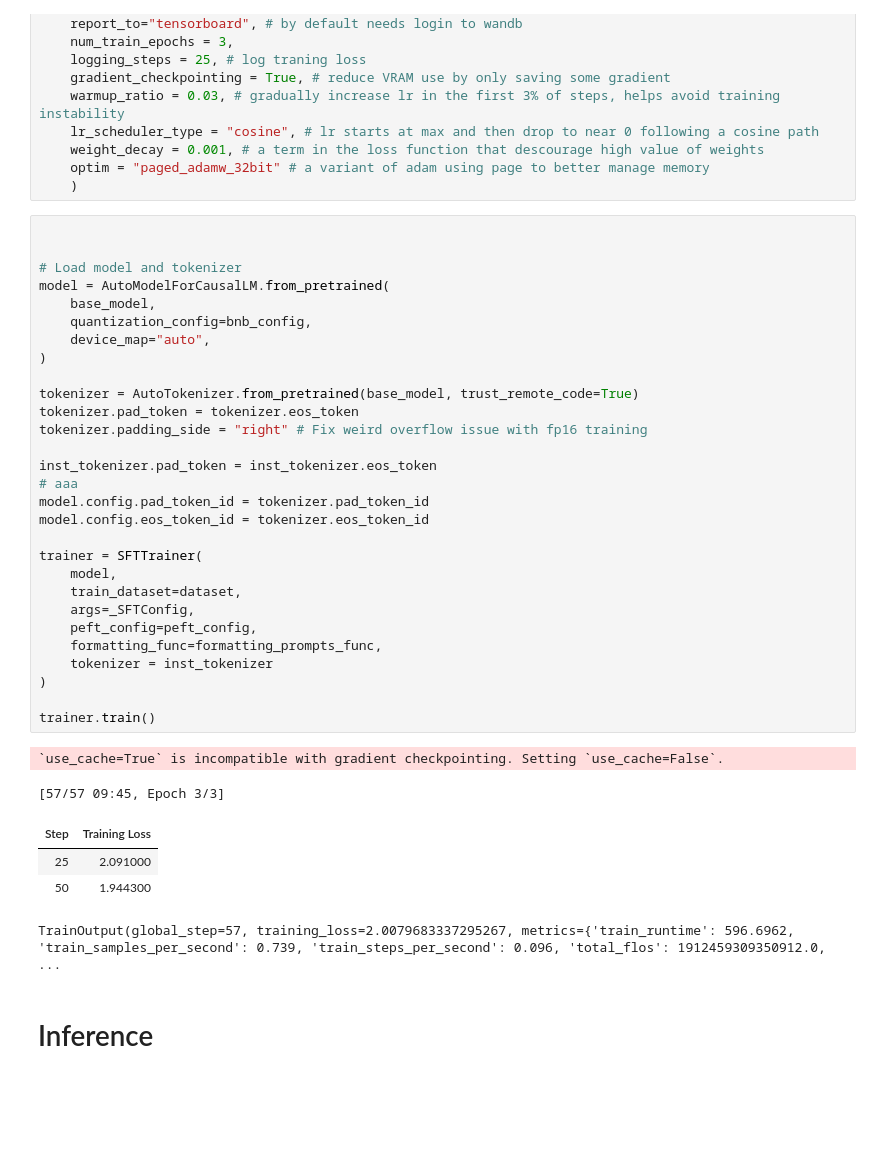
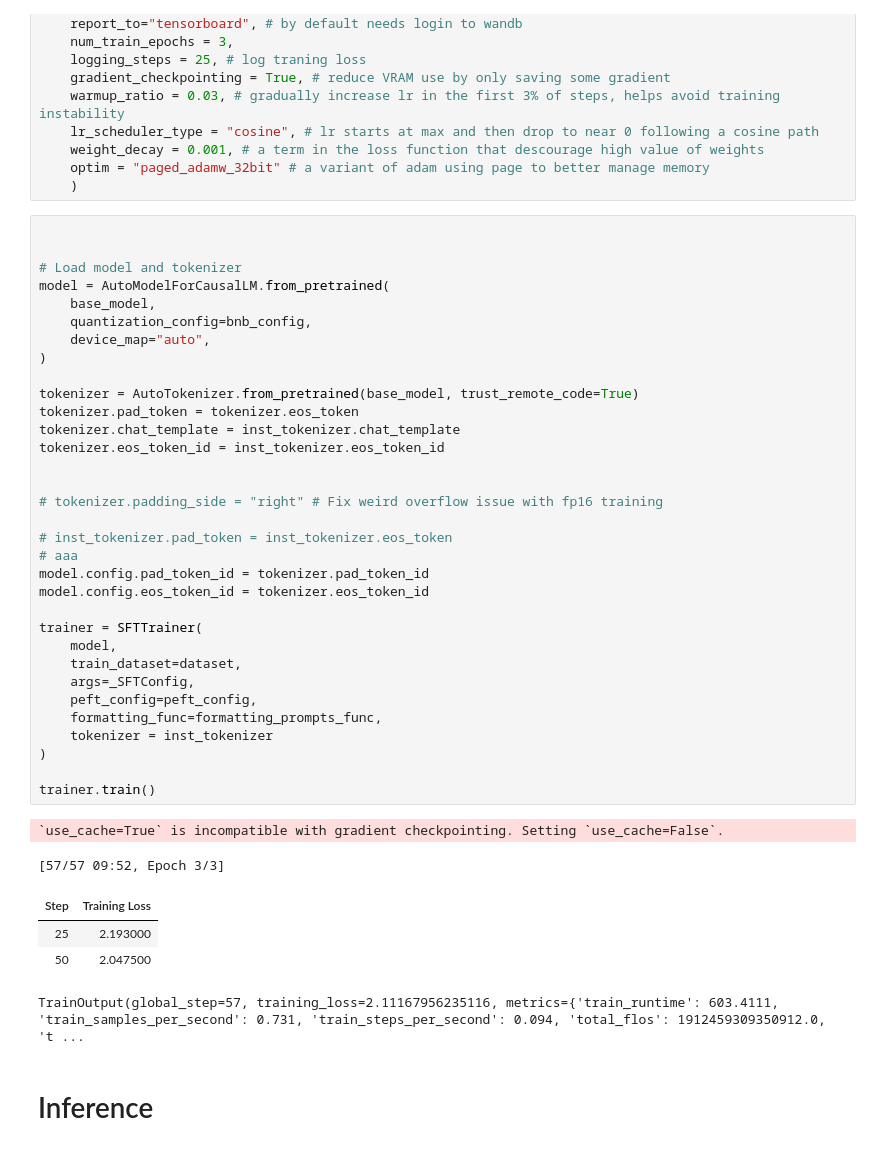
Before and after one commit to 1028Luo/LLAMA_Finetune_Workout, a Jupyter notebook: finetune_LLAMA.ipynb, the cells around one changed output. Cells and saved outputs as stored; diff of their text form; blank space fills up the shorter version.

Commit message:
still can't solve the strange symbol issue. Try training with a larger dataset, maybe someone else's dataset

```diff
--- a/finetune_LLAMA.ipynb
+++ b/finetune_LLAMA.ipynb
@@ -157,39 +157,43 @@ _SFTConfig = SFTConfig(
 # %%
 
 
 # Load model and tokenizer
 model = AutoModelForCausalLM.from_pretrained(
     base_model,
     quantization_config=bnb_config,
     device_map="auto",
 )
 
 tokenizer = AutoTokenizer.from_pretrained(base_model, trust_remote_code=True)
 tokenizer.pad_token = tokenizer.eos_token
-tokenizer.padding_side = "right" # Fix weird overflow issue with fp16 training
+tokenizer.chat_template = inst_tokenizer.chat_template
+tokenizer.eos_token_id = inst_tokenizer.eos_token_id
 
-inst_tokenizer.pad_token = inst_tokenizer.eos_token
+
+# tokenizer.padding_side = "right" # Fix weird overflow issue with fp16 training
+
+# inst_tokenizer.pad_token = inst_tokenizer.eos_token
 # aaa
 model.config.pad_token_id = tokenizer.pad_token_id
 model.config.eos_token_id = tokenizer.eos_token_id
 
 trainer = SFTTrainer(
     model,
     train_dataset=dataset,
     args=_SFTConfig,
     peft_config=peft_config,
     formatting_func=formatting_prompts_func,
     tokenizer = inst_tokenizer
 )
 
 trainer.train()
 # %% [output]
 `use_cache=True` is incompatible with gradient checkpointing. Setting `use_cache=False`.
-[57/57 09:45, Epoch 3/3]
+[57/57 09:52, Epoch 3/3]
 | Step | Training Loss |
-| 25 | 2.091000 |
-| 50 | 1.944300 |
+| 25 | 2.193000 |
+| 50 | 2.047500 |
-TrainOutput(global_step=57, training_loss=2.0079683337295267, metrics={'train_runtime': 596.6962, 'train_samples_per_second': 0.739, 'train_steps_per_second': 0.096, 'total_flos': 1912459309350912.0,  ...
+TrainOutput(global_step=57, training_loss=2.11167956235116, metrics={'train_runtime': 603.4111, 'train_samples_per_second': 0.731, 'train_steps_per_second': 0.094, 'total_flos': 1912459309350912.0, 't ...
 # %% [markdown]
 # Inference
 # %%
```
Also changed, not shown: parts of 3 cells of this notebook.
